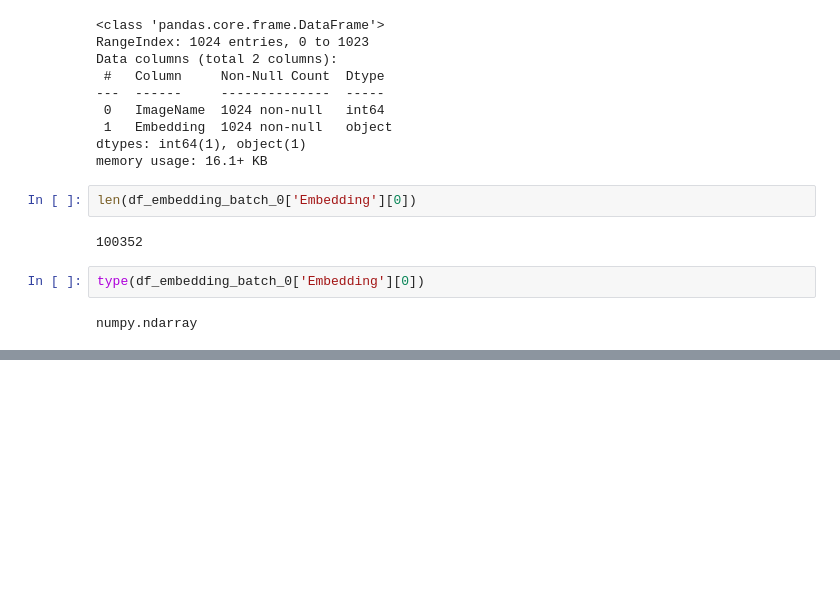
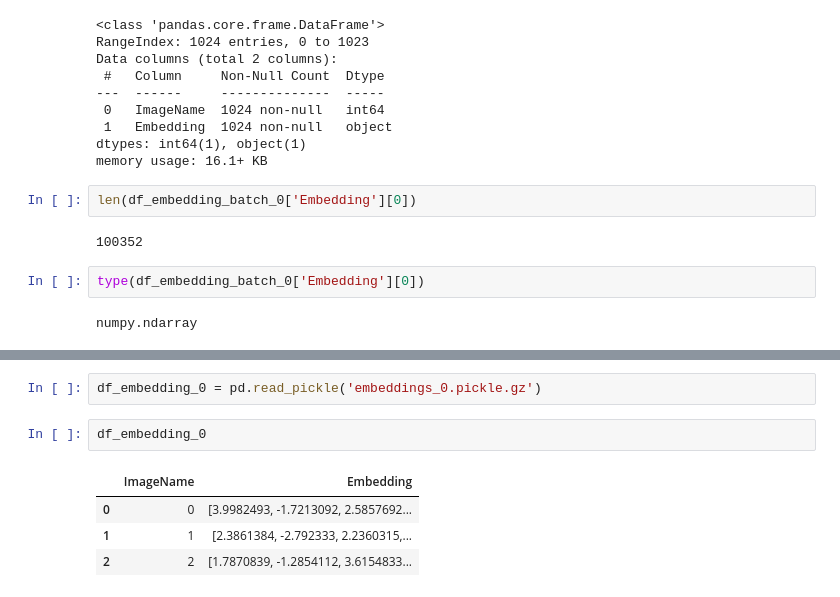
Before and after one commit to MargheSerena/Group-project, a Jupyter notebook: Leanne_ResNet50.ipynb, the cells around one changed output, grey strips where cells are left out. Drawn from its saved outputs; the diff is of its cells as text; blank space fills up the shorter version.

```diff
--- a/Leanne_ResNet50.ipynb
+++ b/Leanne_ResNet50.ipynb
@@ -290,0 +445,9 @@ numpy.ndarray
+# %%
+df_embedding_0 = pd.read_pickle('embeddings_0.pickle.gz')
+# %%
+df_embedding_0
+# %% [output]
+|  | ImageName | Embedding |
+| 0 | 0 | [3.9982493, -1.7213092, 2.5857692... |
+| 1 | 1 | [2.3861384, -2.792333, 2.2360315,... |
+| 2 | 2 | [1.7870839, -1.2854112, 3.6154833... |
```
Also changed, not shown: parts of 37 cells of this notebook.
